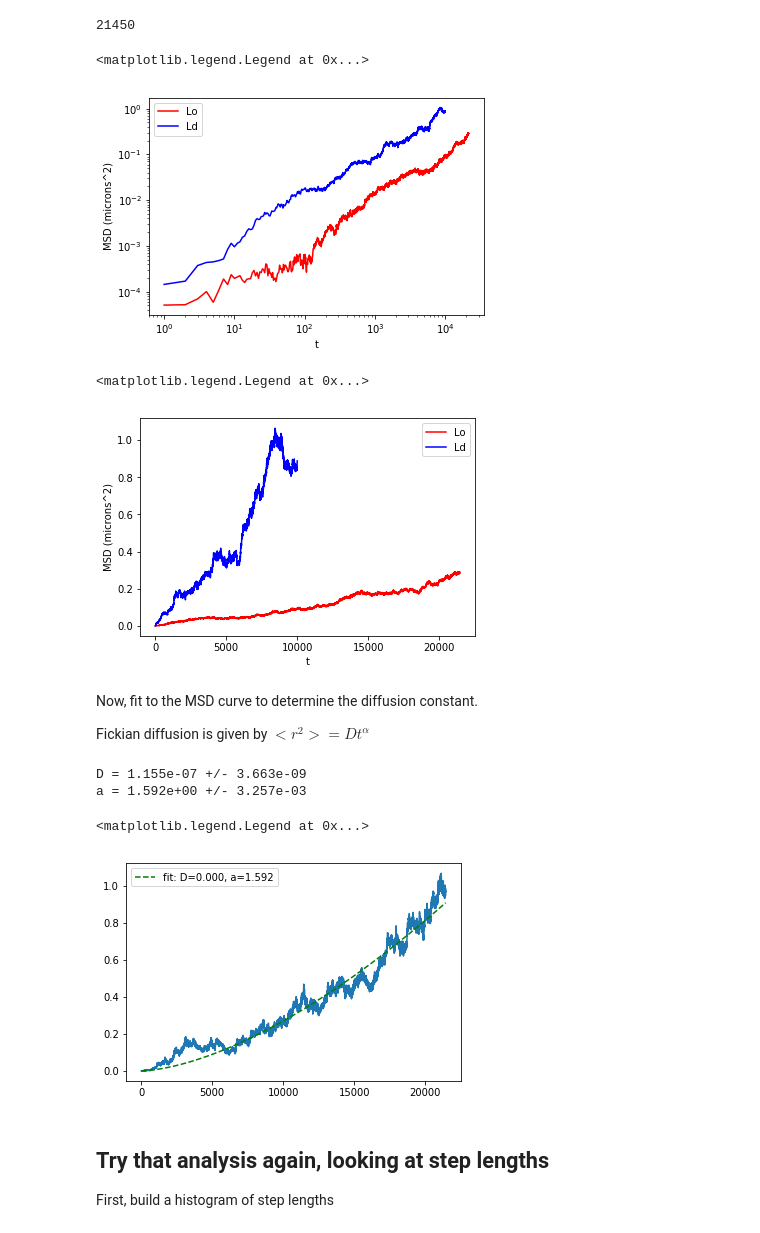
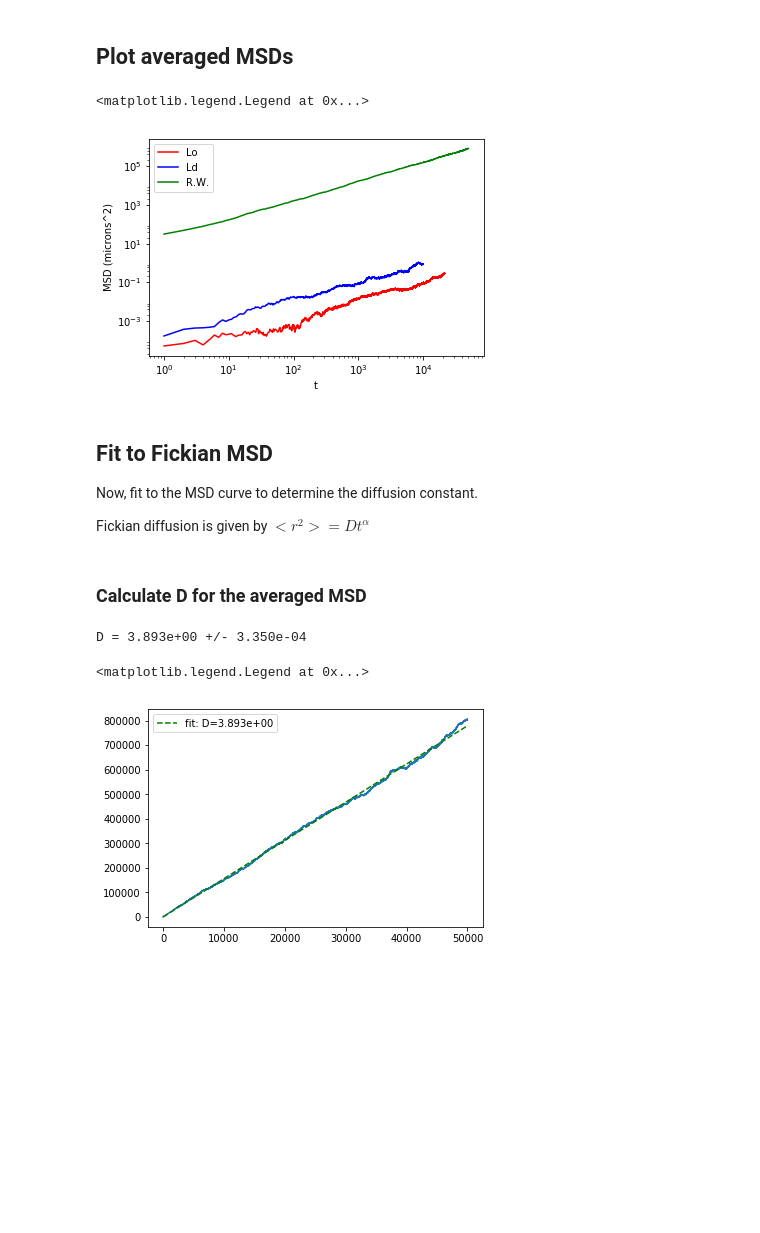
Before and after one commit to jdrusso/virtual-fcs, a Jupyter notebook: MSD Analysis.ipynb, the cells around one changed output. Cells and saved outputs as stored; diff of their text form; code cells hidden in the pictures; blank space fills up the shorter version.

```diff
--- a/MSD Analysis.ipynb
+++ b/MSD Analysis.ipynb
@@ -57,0 +41,6 @@ Imported 25099 timesteps of data.
+# %%
+import pickle
+# traj = pickle.load(open('/home/jd/phd/virtual_fcs/D15.pkl', 'rb'))
+traj = pickle.load(open('/home/jd/phd/virtual_fcs/D4.pkl', 'rb'))
+pxs = traj.xyz[:,:,0].T
+pys = traj.xyz[:,:,1].T
@@ -67,0 +82,11 @@ maxlen = min([len(x) for x in xs[0]])
+# %%
+_trajectories = [zip(pxs[t], pys[t]) for t in range(len(pxs))]
+
+pMSDs = [MSD(t) for t in _trajectories]
+
+p_avg = np.mean(pMSDs, axis=0)
+
+for p in pMSDs:
+    plt.plot(p)
+
+plt.plot(p_avg, 'k--')
@@ -143,63 +141,56 @@ print(len(Lo_avg))
-# %%
-len(MSDs[LO][0])
-# %% [output]
-21450
+# %% [markdown]
+## Plot averaged MSDs
 # %%
 plt.loglog(Lo_avg, 'r-', label="Lo")
 plt.loglog(Ld_avg, 'b-', label="Ld")
 
+plt.loglog(p_avg, 'g-', label="R.W.")
+
 plt.xlabel("t")
 plt.ylabel("MSD (microns^2)")
 plt.legend()
 # %% [output]
 <matplotlib.legend.Legend at 0x...>
-[figure, old version]
+[figure, new version]
-# %%
-plt.plot(Lo_avg, 'r-', label="Lo")
-plt.plot(Ld_avg, 'b-', label="Ld")
-
-plt.xlabel("t")
-plt.ylabel("MSD (microns^2)")
-plt.legend()
-# %% [output]
-<matplotlib.legend.Legend at 0x...>
-[figure, removed]
 # %%
 #Subdiffusion happens below 1ms, which corresponds to 50 timesteps (20 microseconds each)
 # np.savetxt("Ld.csv", Ld_avg)
 # np.savetxt("Lo.csv", Lo_avg)
 # %% [markdown]
+## Fit to Fickian MSD
+
 Now, fit to the MSD curve to determine the diffusion constant.
 
 Fickian diffusion is given by $<r^2> = D t^\alpha $
+# %%
+def calc_msd_a(t, D, a):
+    return D * (t ** a)
+
+def calc_msd(t, D):
+    return 4*D*t
+# %% [markdown]
+### Calculate D for the averaged MSD
 # %%
-def msd(t, D, a):
-    return D * (t ** a)
+phase = LO
 
-# Use 1E-8 here to avoid division by zero :/
-# _t = np.arange(1E-8, len(Ld_avg))
-# _r = Ld_avg
+# traj = np.mean(MSDs[phase], axis=0)
+traj = p_avg
 
 
-traj = MSDs[LO][8]
 _t = np.arange(1E-8, len(traj))
 _r = traj
 
-popt, pcov = curve_fit(msd, _t, _r, p0=(1,1))
+popt, pcov = curve_fit(calc_msd, _t, _r, p0=(1))
 perr = np.sqrt(np.diag(pcov))
 # %%
 print('D = %5.3e +/- %5.3e' % (popt[0], perr[0]))
-print('a = %5.3e +/- %5.3e' % (popt[1], perr[1]))
+# print('a = %5.3e +/- %5.3e' % (popt[1], perr[1]))
 
 plt.plot(_r)
-plt.plot(_t, msd(_t, *popt), 'g--', label='fit: D=%5.3f, a=%5.3f' % tuple(popt))
+# plt.plot(_t, msd(_t, *popt), 'g--', label='fit: D=%5.3e, a=%5.3f' % tuple(popt
+plt.plot(_t, calc_msd(_t, *popt), 'g--', label='fit: D=%5.3e' % tuple(popt))
 plt.legend()
 # %% [output]
-D = 1.155e-07 +/- 3.663e-09
-a = 1.592e+00 +/- 3.257e-03
+D = 3.893e+00 +/- 3.350e-04
 <matplotlib.legend.Legend at 0x...>
-[figure, old version]
+[figure, new version]
-# %% [markdown]
-## Try that analysis again, looking at step lengths
-
-First, build a histogram of step lengths
```
Also changed, not shown: parts of 36 cells of this notebook, 2 other files.
